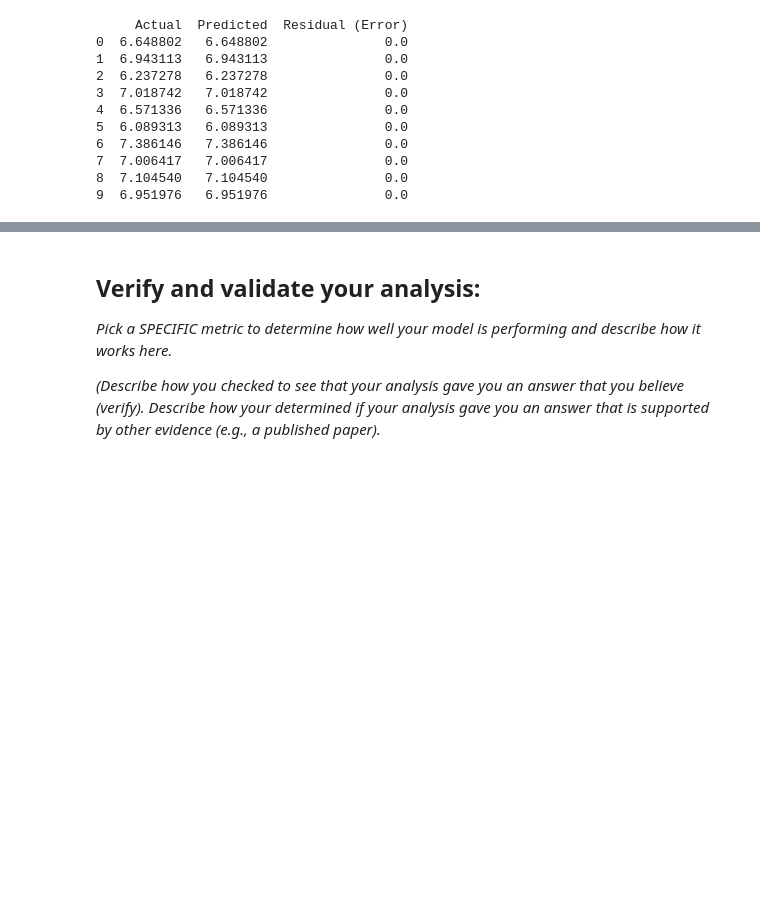
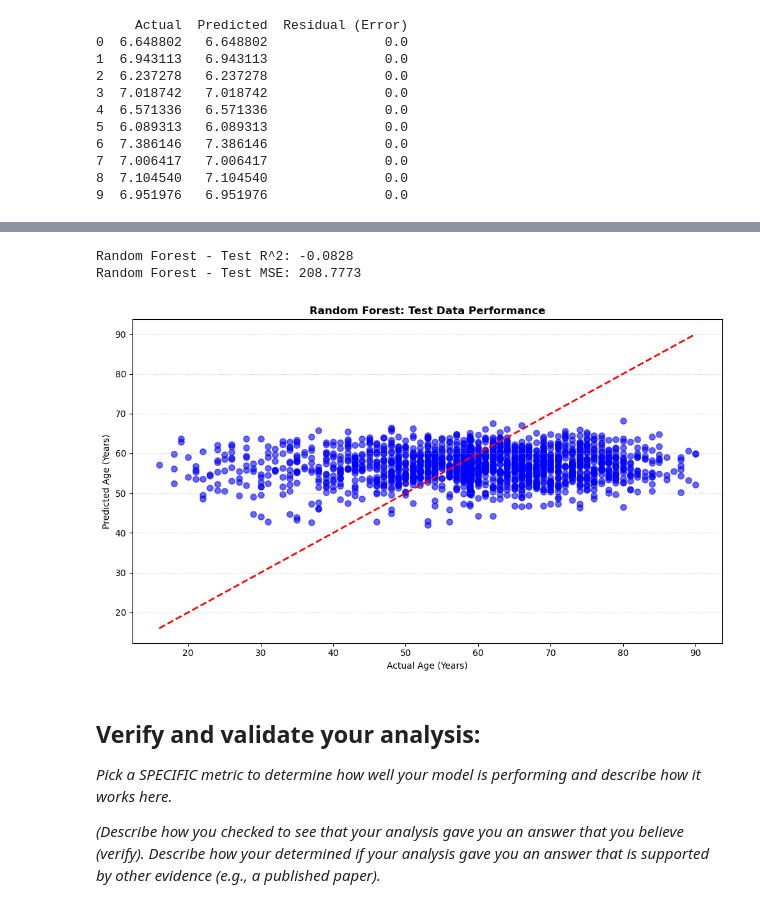
Before and after one commit to AbhiramRuthala/Module-4-Cancer, a Jupyter notebook: Module 4 Template-2 (3) (2).ipynb, the cells around one changed output, grey strips where cells are left out. Saved outputs shown, nothing was run; the diff lists cells and outputs as text; code cells hidden in the pictures; blank space fills up the shorter version.

```diff
--- a/Module 4 Template-2 (3) (2).ipynb
+++ b/Module 4 Template-2 (3) (2).ipynb
@@ -490,3 +538,36 @@ print(X[:2])
+# %%
+# test model using test data
+X_test = new_data.loc[gene_list].T.values
+y_test = pd.to_numeric(
+    test_metadata.loc[new_data.columns, 'age_at_diagnosis'],
+    errors='coerce'
+).fillna(y.mean()).values
+
+# Predict on the test data
+y_test_pred = rf_model.predict(X_test)
+
+# Calculate and print the R^2 for the test data
+r2_test = r2_score(y_test, y_test_pred)
+print(f"Random Forest - Test R^2: {r2_test:.4f}")
+
+# Calculate and print the MSE for the test data
+mse_test = mean_squared_error(y_test, y_test_pred)
+print(f"Random Forest - Test MSE: {mse_test:.4f}")
+
+# Plot the test data
+plt.figure(figsize=(10, 6))
+plt.scatter(y_test, y_test_pred, color='blue', alpha=0.6, s=45)
+plt.plot([y_test.min(), y_test.max()], [y_test.min(), y_test.max()], 'r--', lw=2)
+plt.xlabel('Actual Age (Years)')
+plt.ylabel('Predicted Age (Years)')
+plt.title('Random Forest: Test Data Performance', fontweight='bold')
+plt.grid(axis='y', linestyle=':', alpha=0.7)
+plt.tight_layout()
+plt.show()
+# %% [output]
+Random Forest - Test R^2: -0.0828
+Random Forest - Test MSE: 208.7773
+[figure, added]
 # %% [markdown]
 ## Verify and validate your analysis:
 *Pick a SPECIFIC metric to determine how well your model is performing and describe how it works here.*
```
Also changed, not shown: parts of 5 cells of this notebook.
